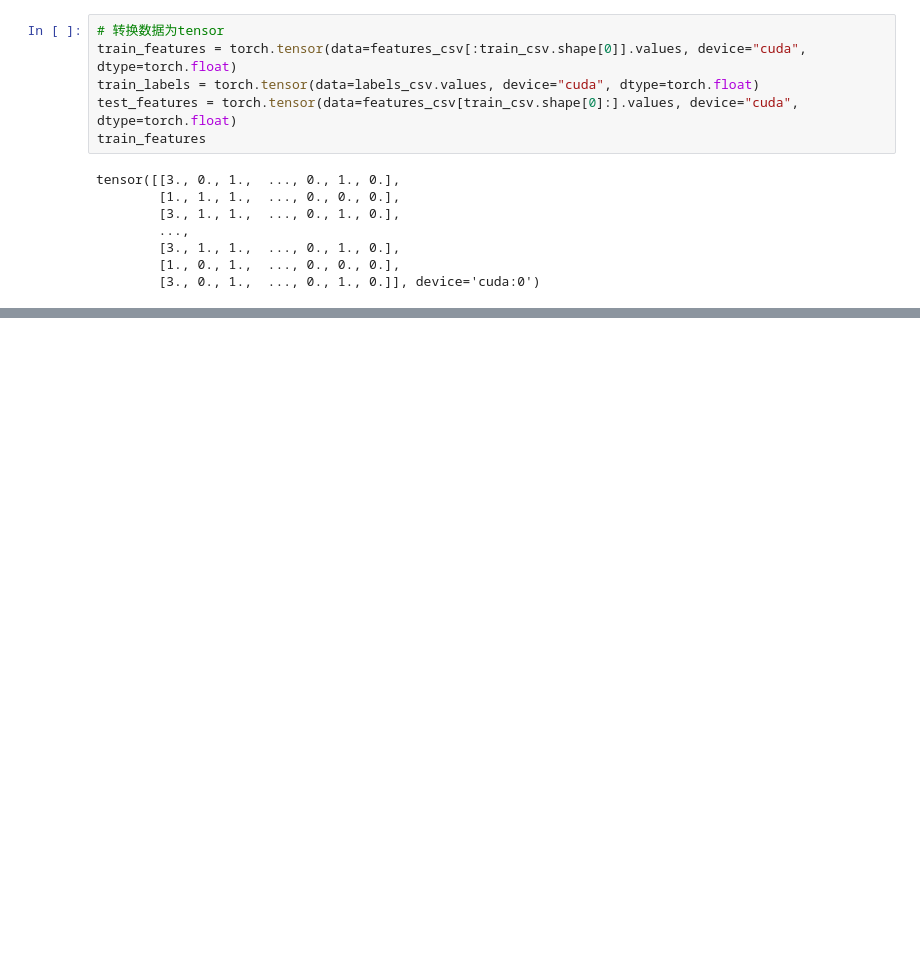
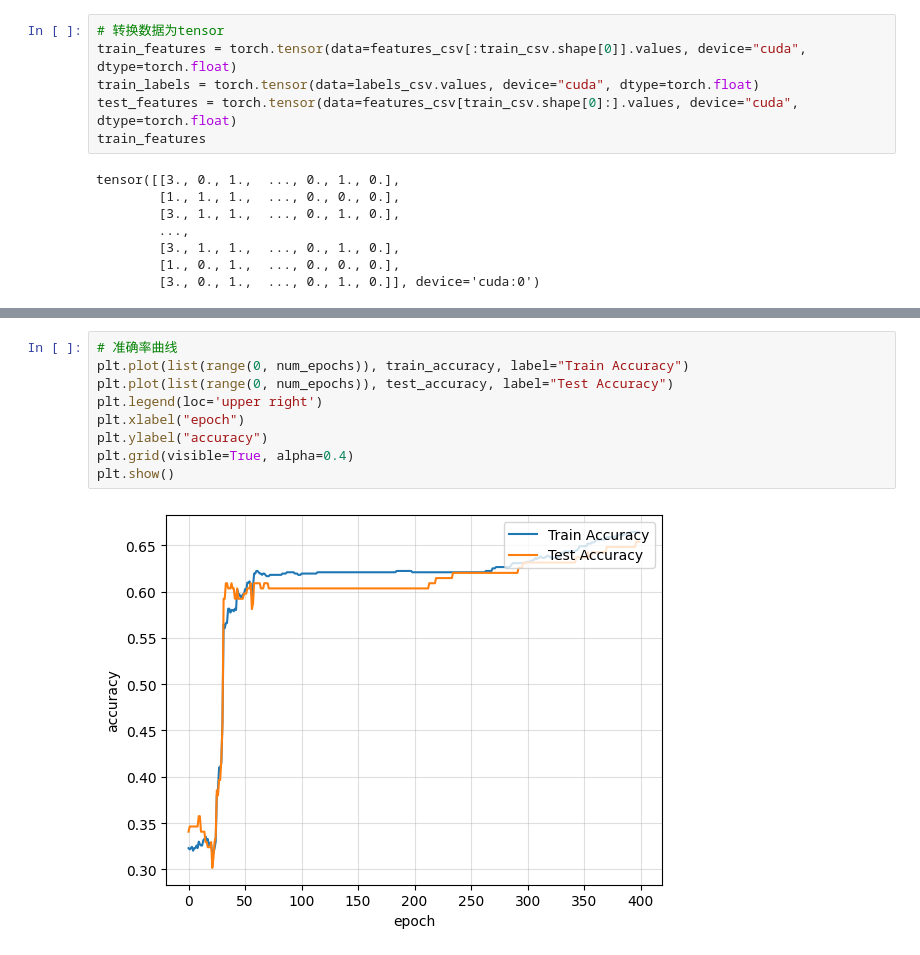
Before and after one commit to Jaachimsthal/kaggle, a Jupyter notebook: titanic/titanic-net-trainning.ipynb, the cells around one changed output, grey strips where cells are left out. Cells and saved outputs as stored; diff of their text form; blank space fills up the shorter version.

```diff
--- a/titanic/titanic-net-trainning.ipynb
+++ b/titanic/titanic-net-trainning.ipynb
@@ -193,0 +241,11 @@ accuracy, losses = train(net=net, datasets=features_dataloader, num_epochs=100,
+# %%
+# 准确率曲线
+plt.plot(list(range(0, num_epochs)), train_accuracy, label="Train Accuracy")
+plt.plot(list(range(0, num_epochs)), test_accuracy, label="Test Accuracy")
+plt.legend(loc='upper right')
+plt.xlabel("epoch")
+plt.ylabel("accuracy")
+plt.grid(visible=True, alpha=0.4)
+plt.show()
+# %% [output]
+[figure, added]
```
Also changed, not shown: parts of 10 cells of this notebook, 3 other files.
